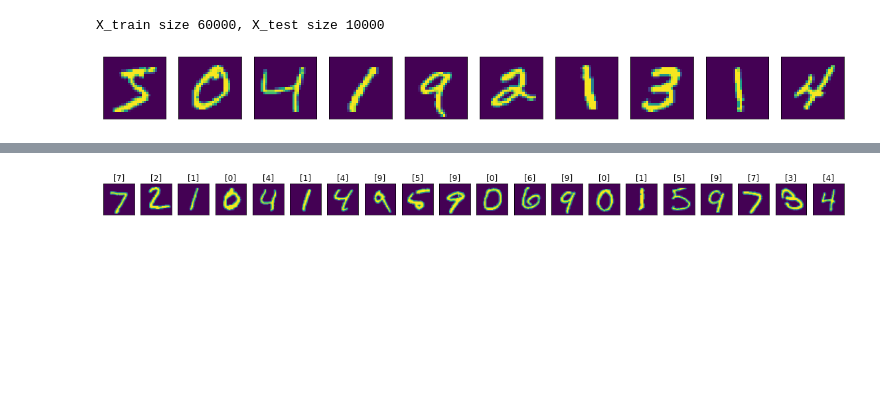
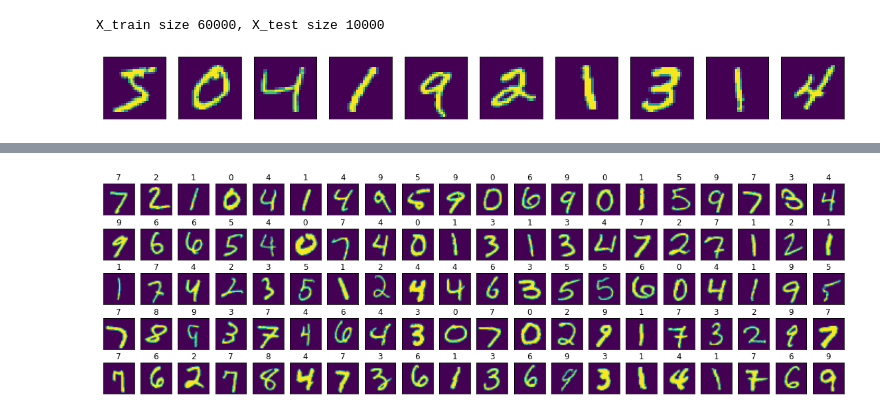
Before and after one commit to xszym/Machine_learning_projects, a Jupyter notebook: MNIST_Sequential_model.ipynb, the cells around one changed output, grey strips where cells are left out. Cells and saved outputs as stored; diff of their text form; code cells hidden in the pictures; blank space fills up the shorter version.

```diff
--- a/MNIST_Sequential_model.ipynb
+++ b/MNIST_Sequential_model.ipynb
@@ -84,21 +154,7 @@ Loss: 0.027067949370100087 Acc: 0.9914000034332275
-# %%
-import numpy as np
-
-
-y_pred = model.predict(x_test)
-x_show = x_test[:20]
-
-plt.figure(figsize=(20, 4))
-for index in range(len(x_show)):
-    y = np.where(y_pred[index] == max(y_pred[index]))[0]
-    ax = plt.subplot(2, len(x_show),index + 1, title=str(y))
-
-
-    plt.imshow(x_show[index].reshape(28, 28))
-    ax.get_xaxis().set_visible(False)
-    ax.get_yaxis().set_visible(False)
-plt.show()
-# %% [output]
-[figure, removed]
+# %%
+y_pred = model.predict(x_test)
+plot_result(x_test, y_pred, 5, 20)
+# %% [output]
+[figure, added]
 # %%
 from keras.models import Model
```
Also changed, not shown: parts of 11 cells of this notebook.
